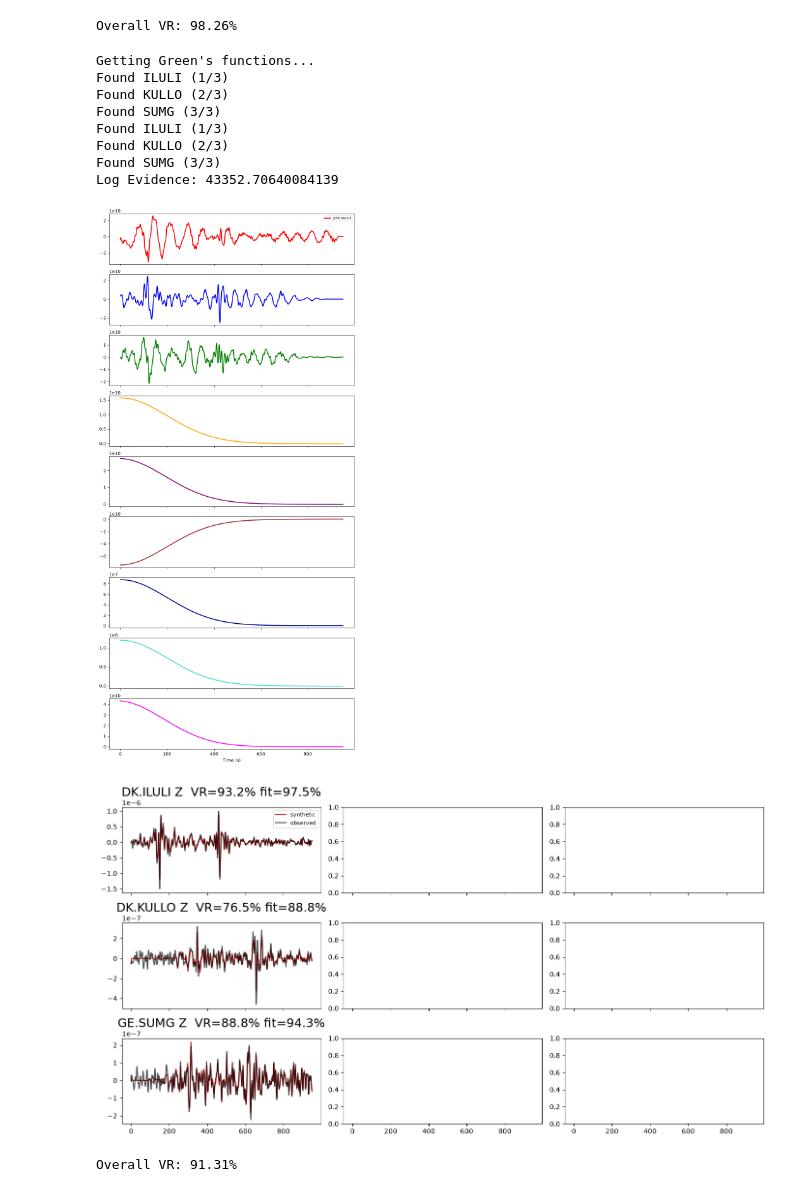
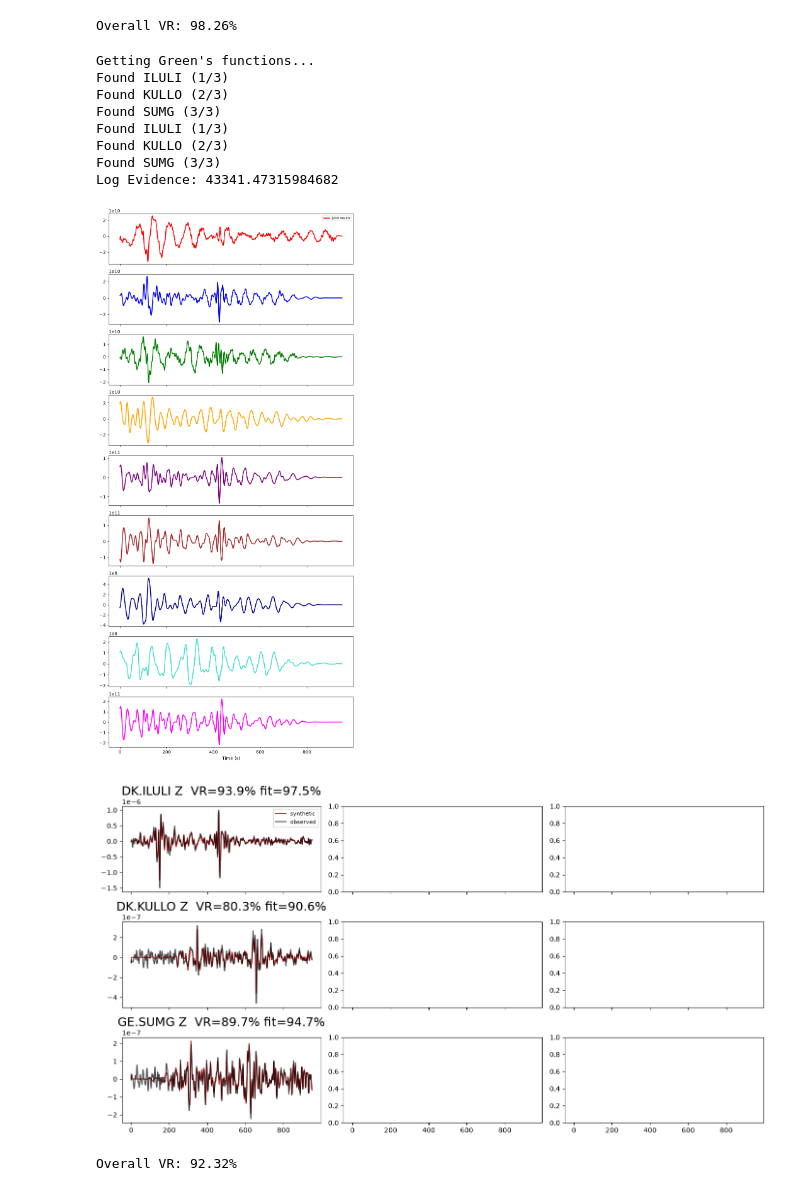
Before and after one commit to nia-marwaha/force_moment_inversion, a Jupyter notebook: real_data_example.ipynb, the cells around one changed output. Saved outputs shown, nothing was run; the diff lists cells and outputs as text; code cells hidden in the pictures.

```diff
--- a/real_data_example.ipynb
+++ b/real_data_example.ipynb
@@ -250,39 +250,39 @@ test.setup(
     syngine_model='iasp91_2s',
     source_type='both',
     skip_datafilter=True
 )
 dt=1
 nugget=1e-8
 force_mag=5e10
 theta=299
 uncertainty_f=[.1, .1, .1]
 uncertainty_m=0.1
 mw=2.8
-corr_length_f=10
-corr_length_m=200
+corr_length_f=5
+corr_length_m=5
 n = test.G.shape[1]
 m_prior = np.zeros(n)
 m_both, Cm_post_both, _, _, _, bic_both, evidence_b=joint_bayesian(test, theta, force_mag, mw, uncertainty_f, uncertainty_m, dt, nugget, corr_length_f, corr_length_m, m_prior, noise_variances);
 component_labels = ['Z', 'N', 'E', 'Mrr', 'Mtt', 'Mpp', 'Mrt', 'Mrp', 'Mtp']
 given=[fake_force_z, fake_force_n, fake_force_e, fake_mrr, fake_mtt, fake_mpp, fake_mrt, fake_mrp, fake_mtp]
 joint_plots(component_labels, m_both, m_force, m_moment, Cm_post_both, dt, given, test='no');
 
 components = ['Z', 'R', 'T']
 st_obs_filt = test.data.st_proc.copy()
 stations = sorted(set((tr.stats.network, tr.stats.station) for tr in st_obs_filt))
 comparison(test, m_both, stations, components, st_obs_filt, 950);
 # %% [output]
 Getting Green's functions...
 Found ILULI (1/3)
 Found KULLO (2/3)
 Found SUMG (3/3)
 Found ILULI (1/3)
 Found KULLO (2/3)
 Found SUMG (3/3)
-Log Evidence: 43352.70640084139
+Log Evidence: 43341.47315984682
-[figure, old version]
+[figure, new version]
 [figure]
-Overall VR: 91.31%
+Overall VR: 92.32%
 # %%
 #evidence comparison
 evidence_table = pd.DataFrame({
```
Also changed, not shown: parts of 1 cell of this notebook.
